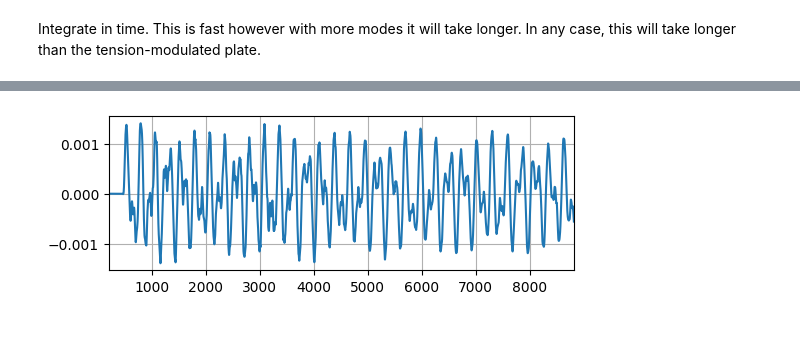
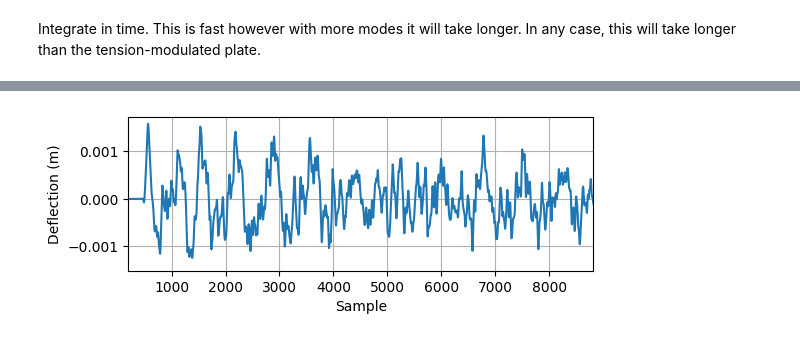
Before and after one commit to rodrigodzf/jaxdiffmodal, a Jupyter notebook: nbs/examples/simulations/non-linear.ipynb, the cells around one changed output, grey strips where cells are left out. Saved outputs shown, nothing was run; the diff lists cells and outputs as text; code cells hidden in the pictures.

```diff
--- a/nbs/examples/simulations/non-linear.ipynb
+++ b/nbs/examples/simulations/non-linear.ipynb
@@ -206,11 +225,11 @@ y = np.linspace(0, plate_params.l2, n_gridpoints_y)
 K = plate_eigenfunctions(wnx, wny, x, y)
 
 # Sort the eigenvalues and get the indices
-indices = np.argsort(lambda_mu_2d.ravel())
+indices = np.argsort(lambda_mu_2d.ravel())[:n_modes]
 ky_indices, kx_indices = np.unravel_index(indices, lambda_mu_2d.shape)
 ky_indices, kx_indices = ky_indices + 1, kx_indices + 1
 selected_indices = np.stack([kx_indices, ky_indices], axis=-1)
-lambda_mu = np.sort(lambda_mu_2d.reshape(-1))
+lambda_mu = lambda_mu_2d.ravel()[indices]
 
 rc = create_1d_raised_cosine(
     duration=excitation_duration,
@@ -302,12 +322,11 @@ We will use the same parameters as in the tension-modulated plate above but now
 n_psi = 10  # onlt 10 in-plane modes
 n_phi = n_modes  # all transverse modes
 
-lambda_mu = plate_eigenvalues(wnx, wny)
-indices = np.argsort(lambda_mu.ravel())
-ky_indices, kx_indices = np.unravel_index(indices, lambda_mu.shape)
+indices = np.argsort(lambda_mu_2d.ravel())[:n_modes]
+ky_indices, kx_indices = np.unravel_index(indices, lambda_mu_2d.shape)
 ky_indices, kx_indices = ky_indices + 1, kx_indices + 1
 selected_indices = np.stack([kx_indices, ky_indices], axis=-1)
-lambda_mu = lambda_mu.reshape(-1).sort()
+lambda_mu = lambda_mu_2d.ravel()[indices]
 
 H0, H1, H2 = compute_coupling_matrix(
     n_psi,
@@ -319,11 +338,9 @@ H0, H1, H2 = compute_coupling_matrix(
 )
 # %%
 # | hide
-S_w = plate_norm
-scale = (plate_params.E * S_w) / (2 * plate_params.density)
+
+scale = plate_params.E / (2 * plate_params.rho * plate_norm)
 H1_scaled = jnp.array(H1 * jnp.sqrt(scale))
-
-amplitude_scaling = 6
 # %% [markdown]
 Integrate in time. This is fast however with more modes it will take longer. In any case, this will take longer than the tension-modulated plate.
 # %%
@@ -343,7 +360,7 @@ nl_fn = make_vk_nl_fn(H1_scaled)
 _, modal_sol = solve_tf_excitation(
     gamma2_mu,
     omega_mu_squared,
-    modal_excitation * amplitude_scaling,
+    modal_excitation,
     dt,
     nl_fn=nl_fn,
 )
@@ -351,15 +368,16 @@ _, modal_sol = solve_tf_excitation(
 modal_sol = modal_sol.T
 # %%
 # | echo: false
-sol = weights_at_readout @ modal_sol
-sol = sol / plate_norm
+sol = weights_at_readout @ modal_sol / plate_norm
 sol_vel = jnp.diff(sol)
 fig, ax = plt.subplots(1, 1, figsize=(6, 2))
 ax.plot(sol)
 ax.grid(True)
+ax.set_xlabel("Sample")
+ax.set_ylabel("Deflection (m)")
 ax.set_xlim(200, 4410 * 2)
 
 display(Audio(sol_vel, rate=sample_rate))
 # %% [output]
 [interactive output not drawn]
-[figure, old version]
+[figure, new version]
```
Also changed, not shown: parts of 10 cells of this notebook, 3 other files.
